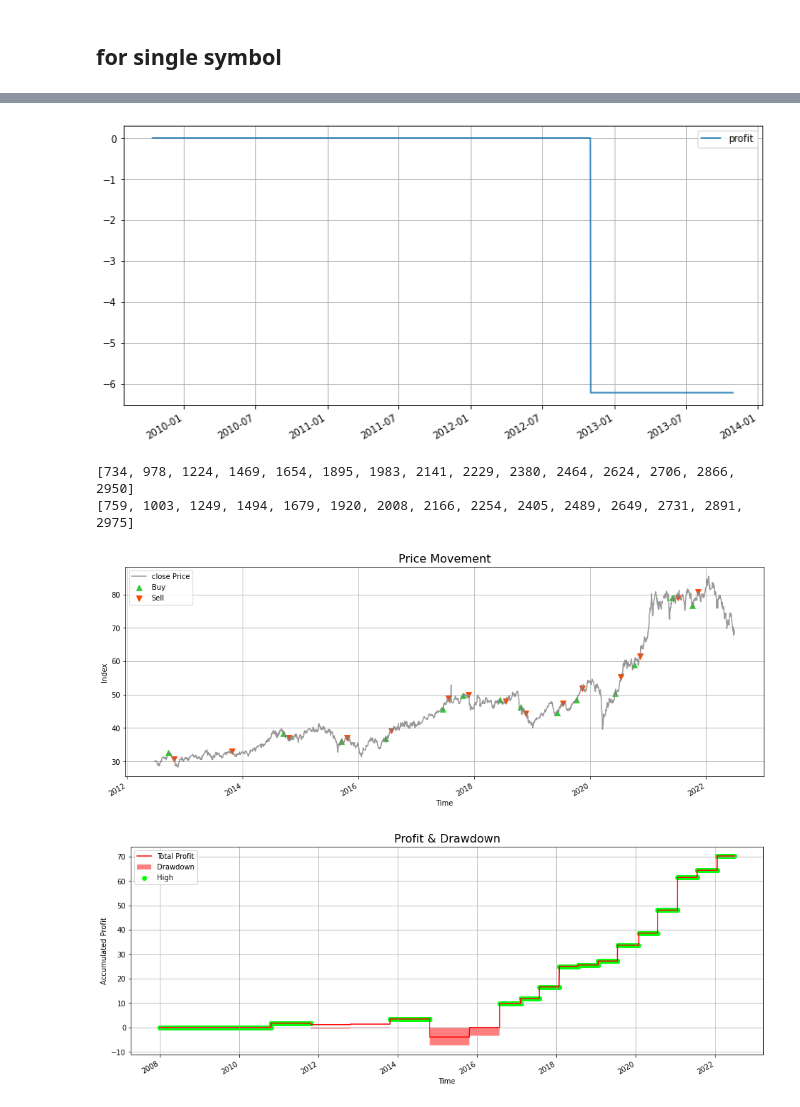
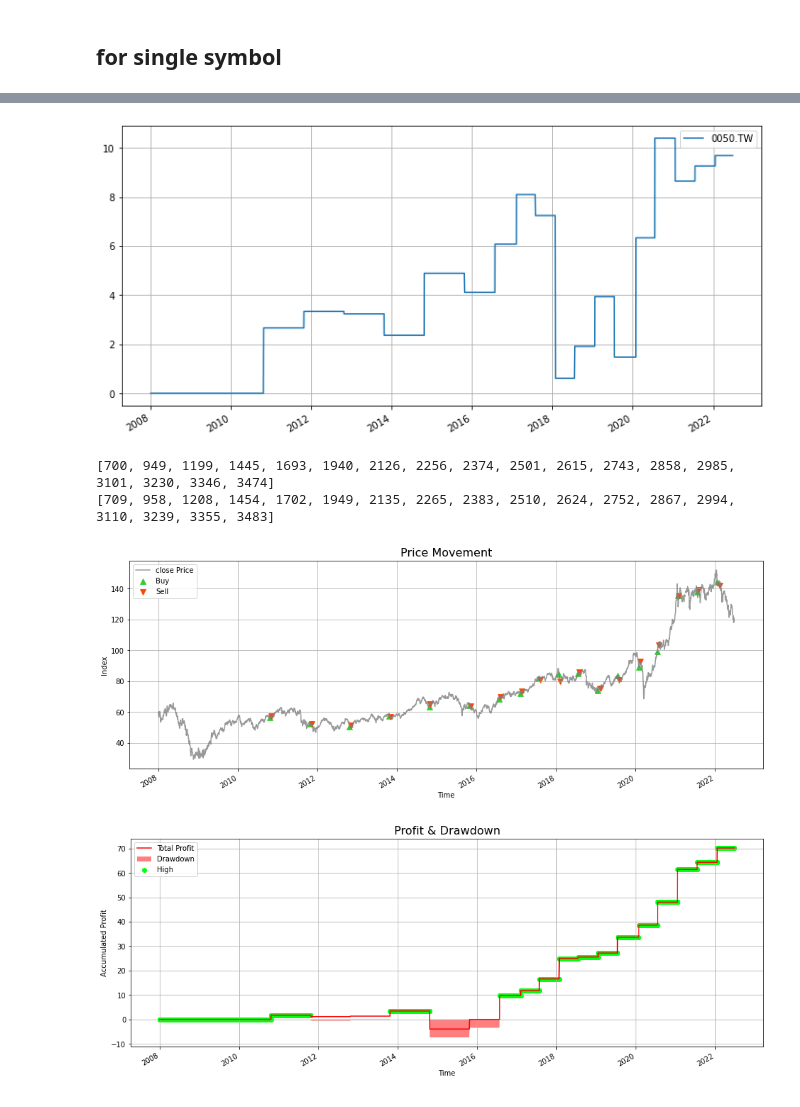
Before and after one commit to benson85560/yuanta, a Jupyter notebook: Dividend_Yield_Strategy.ipynb, the cells around one changed output, grey strips where cells are left out. Cells and saved outputs as stored; diff of their text form; code cells hidden in the pictures.

```diff
--- a/Dividend_Yield_Strategy.ipynb
+++ b/Dividend_Yield_Strategy.ipynb
@@ -113,59 +78,65 @@ df
 # %%
+# 主要策略
+
+symbol = '0050.TW'
+data = yf.Ticker(symbol)
+df = data.history(period='D', start='2008-1-1', end='2022-6-30')
+df = df.drop(columns = ['Dividends', 'Stock Splits'])
+df.columns = ['open', 'high', 'low', 'close', 'volume']
+Yield = pd.read_csv(path + '/yield.csv')
+Yield = Yield.set_index(pd.to_datetime(Yield['date']))
+Yield = Yield.drop('date', axis = 1)
+df = pd.concat([df,Yield], join='outer', axis=1)
+
+# initial setting
+
+fund = 100 #初始有100元本金
+money = 100 #每次投入
+feeRate = 0.003 #手續費
+
 # 主要策略
 
 profit_list = []
 price = []
 buy = []
-# buy2 = []
 sell = []
-# sell2 = []
 open_price = []
-position = "A"
 timeList = []
+
+print(f'---loading: {symbol}---')
 
 for i in range(len(df)):
 
     if i == len(df)-1:
       break
 
-    if df['006208'][i] > 0 and df['close'][i] > 0: # 除息日
-        tempSize = money / df['close'][i-30] # 前 15 天進場
-        buy.append(i-30)
+    # if df['0050'][i] > 0 and df['close'][i] > 0 : # 除息日
+    #     tempSize = money / df['close'][i-30] # 前 15 天進場
+    #     buy.append(i-30)
 
-        profit = tempSize * (df['close'][i-5] - df['close'][i-30]) # 前 5 天出場並計算報酬
-        sell.append(i-5)
+    #     profit = tempSize * (df['close'][i-5] - df['close'][i-30]) # 前 5 天出場並計算報酬
+    #     sell.append(i-5)
+    #     profit_list.append(profit)
+    #     timeList.append(df.index[i])
+
+
+
+    if df['0050'][i] > 0 and df['close'][i] > 0: # 除息日
+        tempSize = money / df['open'][i+1] # 後 1 天進場
+        buy.append(i+1)
+
+        profit = tempSize * (df['open'][i+10] - df['open'][i+1]) # 後 20 天出場並計算報酬
+        sell.append(i+10)
         profit_list.append(profit)
         timeList.append(df.index[i])
 
-        # temp2 = money / df['Open'][i+1] # 除息隔天進場
-        # buy2.append(i+1)
-        # price.append(df['close'][i-1]) # 除息日前一天收盤價
-        # open_price.append(df['Open'][i+1]) # 進場開盤價
-        # position = "B"
 
-
-    # elif position == "B" and df['close'][i] >= price[-1]:   # 若除息日後仍有部位且收盤價大於當時買入價 => 隔天開盤回補
-    #     profit = temp2 * (df['close'][i] - open_price[-1])
-    #     sell2.append(i)
-    #     profit_list.append(profit)
-    #     timeList.append(df.index[i])
-    #     position = "A"
-
-    # elif position == 'B' and (df['close'][i] - price[-1]) / df['close'][i] < -0.1 : # 停損：<-10%
-    #     profit = temp2 * (df['close'][i] - open_price[-1])
-    #     sell2.append(i)
-    #     profit_list.append(profit)
-    #     timeList.append(df.index[i])
-    #     position = "A"
 
     else:
       profit_list.append(0)
       timeList.append(df.index[i])
 
-
-# equity = pd.DataFrame({'profit':profit_list}, index=timeList)
-
-equity = pd.DataFrame({'profit':np.cumsum(profit_list)}, index=timeList)
+equity = pd.DataFrame({'0050.TW':np.cumsum(profit_list)}, index=timeList)
 print(equity)
 equity.plot(grid=True, figsize=(12, 6));
 # %% [output]
@@ -186,4 +158,4 @@ equity.plot(grid=True, figsize=(12, 6));
-[figure, old version]
+[figure, new version]
 # %%
 # 實際交易位置
 print(buy)
@@ -191,8 +163,8 @@ print(sell)
 # print(buy2)
 # print(sell2)
 # %% [output]
-[734, 978, 1224, 1469, 1654, 1895, 1983, 2141, 2229, 2380, 2464, 2624, 2706, 2866, 2950]
-[759, 1003, 1249, 1494, 1679, 1920, 2008, 2166, 2254, 2405, 2489, 2649, 2731, 2891, 2975]
+[700, 949, 1199, 1445, 1693, 1940, 2126, 2256, 2374, 2501, 2615, 2743, 2858, 2985, 3101, 3230, 3346, 3474]
+[709, 958, 1208, 1454, 1702, 1949, 2135, 2265, 2383, 2510, 2624, 2752, 2867, 2994, 3110, 3239, 3355, 3483]
 # %%
 fig, ax = plt.subplots(figsize = (16,6))
 
@@ -207,7 +179,7 @@ plt.ylabel('Index')
 plt.xlabel('Time')
 plt.title('Price Movement',fontsize  = 16);
 # %% [output]
-[figure, old version]
+[figure, new version]
 # %%
 equity['equity'] = equity['profit'] + fund
 equity['drawdown_percent'] = (equity['equity'] / equity['equity'].cummax()) - 1
```
Also changed, not shown: parts of 29 cells of this notebook.
